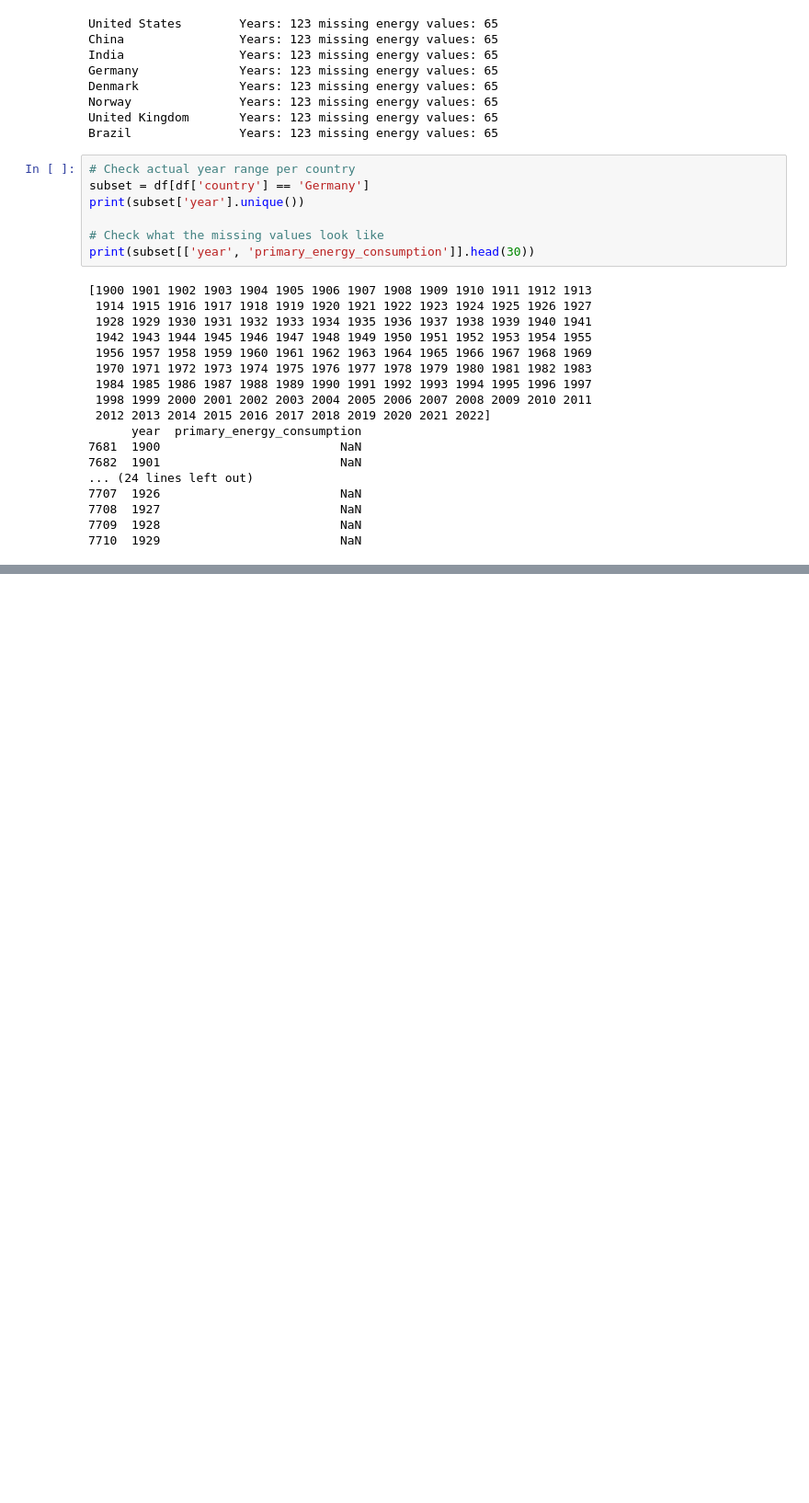
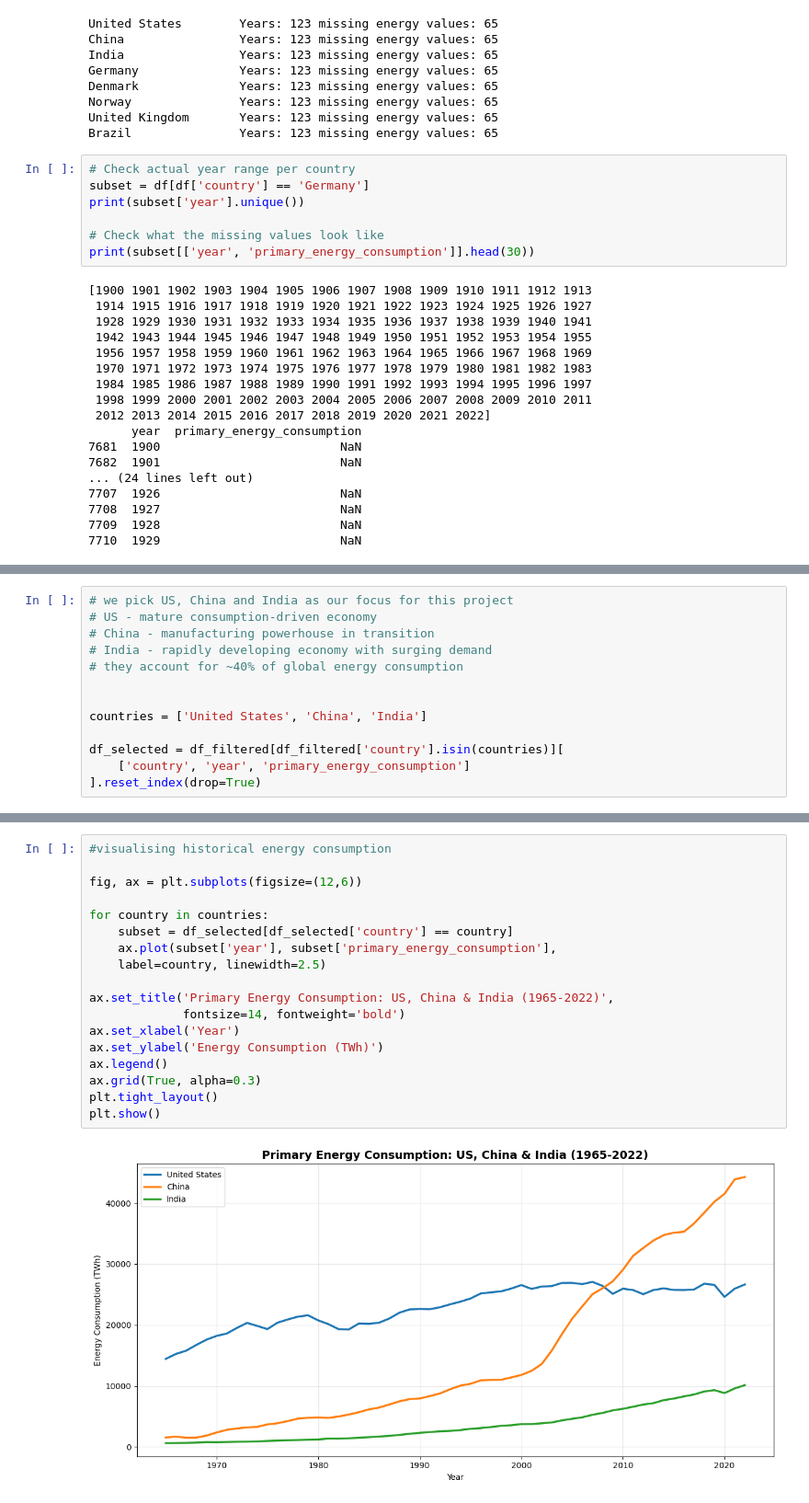
Before and after one commit to afiffitri-amin/energy-demand-forecasting, a Jupyter notebook: energy_demand_forecasting.ipynb, the cells around one changed output, grey strips where cells are left out. Shown at 92% size. Saved outputs shown, nothing was run; the diff lists cells and outputs as text; blank space fills up the shorter version.

Commit message:
EDA and country selection, with historical energy consumption comparison

```diff
--- a/energy_demand_forecasting.ipynb
+++ b/energy_demand_forecasting.ipynb
@@ -144,0 +171,13 @@ print(subset[['year', 'primary_energy_consumption']].head(30))
+# %%
+# we pick US, China and India as our focus for this project
+# US - mature consumption-driven economy
+# China - manufacturing powerhouse in transition
+# India - rapidly developing economy with surging demand
+# they account for ~40% of global energy consumption
+
+
+countries = ['United States', 'China', 'India']
+
+df_selected = df_filtered[df_filtered['country'].isin(countries)][
+    ['country', 'year', 'primary_energy_consumption']
+].reset_index(drop=True)
@@ -144,0 +196,20 @@ print(subset[['year', 'primary_energy_consumption']].head(30))
+# %%
+#visualising historical energy consumption
+
+fig, ax = plt.subplots(figsize=(12,6))
+
+for country in countries:
+    subset = df_selected[df_selected['country'] == country]
+    ax.plot(subset['year'], subset['primary_energy_consumption'],
+    label=country, linewidth=2.5)
+
+ax.set_title('Primary Energy Consumption: US, China & India (1965-2022)',
+             fontsize=14, fontweight='bold')
+ax.set_xlabel('Year')
+ax.set_ylabel('Energy Consumption (TWh)')
+ax.legend()
+ax.grid(True, alpha=0.3)
+plt.tight_layout()
+plt.show()
+# %% [output]
+[figure, added]
```
Also changed, not shown: parts of 3 cells of this notebook.
